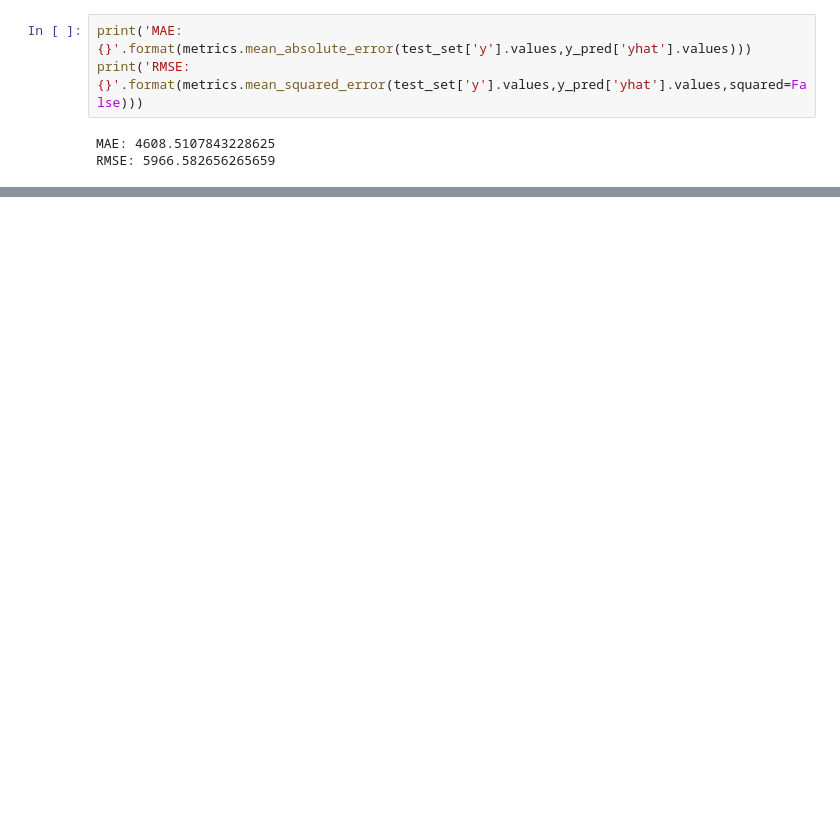
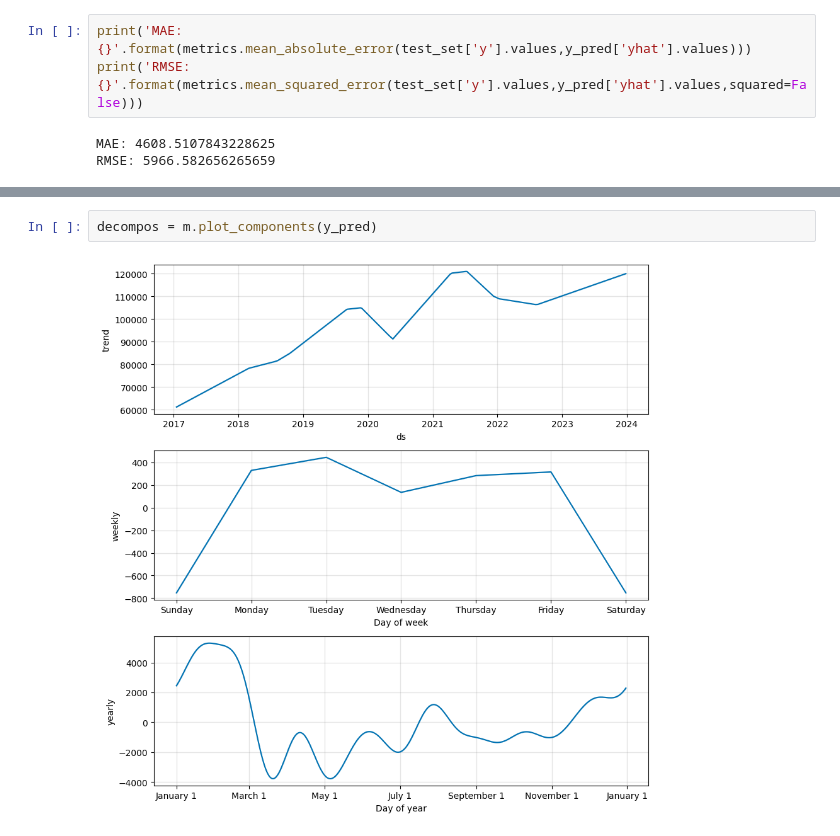
Before and after one commit to victorlamana/PosTech_DataAnalytics-Main, a Jupyter notebook: FASE2/TECH-CHALLENGE/ProphetModel.ipynb, the cells around one changed output, grey strips where cells are left out. Drawn from its saved outputs; the diff is of its cells as text; blank space fills up the shorter version.

```diff
--- a/FASE2/TECH-CHALLENGE/ProphetModel.ipynb
+++ b/FASE2/TECH-CHALLENGE/ProphetModel.ipynb
@@ -98,0 +125,4 @@ O RMSE é uma métrica que leva em consideração a magnitude dos erros quadrát
+# %%
+decompos = m.plot_components(y_pred)
+# %% [output]
+[figure, added]
```
Also changed, not shown: parts of 23 cells of this notebook.
